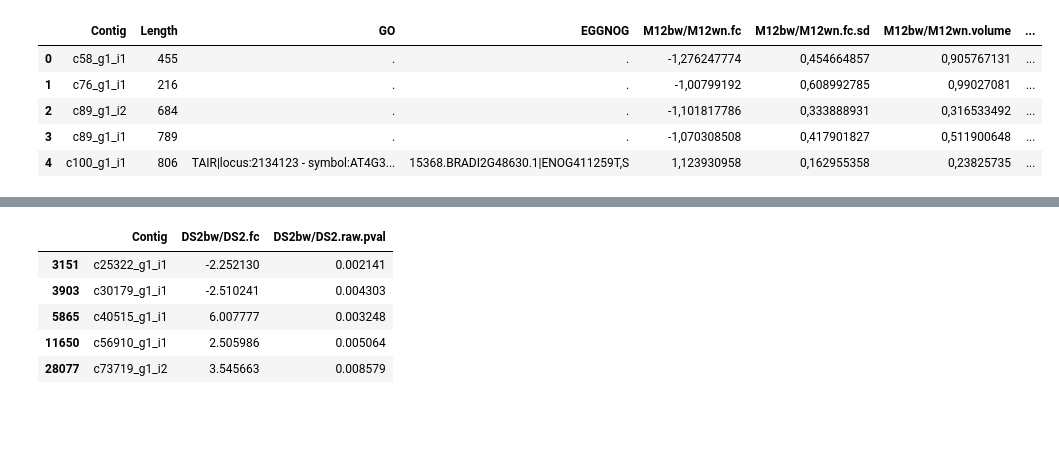
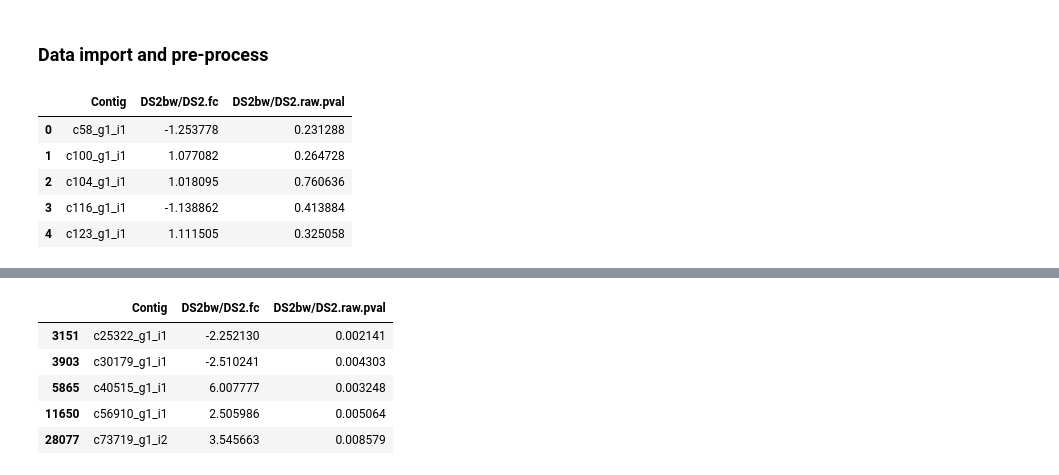
Before and after one commit to Janbinkowski96/transcriptome_analysis, a Jupyter notebook: Analiza DS2.ipynb, the cells around one changed output, grey strips where cells are left out. Drawn from its saved outputs; the diff is of its cells as text; code cells hidden in the pictures; blank space fills up the shorter version.

```diff
--- a/Analiza DS2.ipynb
+++ b/Analiza DS2.ipynb
@@ -4,6 +4,8 @@ import numpy as np
 import Bio
 import seaborn as sns
 import matplotlib.pyplot as plt
+# %% [markdown]
+### Data import and pre-process
 # %%
 trinity_DS2_raw = pd.read_csv("csv_data/MOJE_Trinity_DS2.csv", delimiter=";", header=1)
 trinity_M12_raw = pd.read_csv("csv_data/MOJE_Trinity_M12.csv", delimiter=";", header=1)
@@ -31,12 +34,12 @@ trinity_DS2_r = trinity_DS2_r[["DS2_1_FPKM", "DS2_2_FPKM", "DS2bw1_FPKM", "DS2bw
 ds2_data = pd.concat([ds2_raw["Contig"], ds2_data], axis=1)
 trinity_DS2_r = pd.concat([trinity_DS2_raw["Name"], trinity_DS2_r], axis=1)
 # %%
-m12_raw.head()
+ds2_data.head()
 # %% [output]
-|  | Contig | Length | GO | EGGNOG | M12bw/M12wn.fc | M12bw/M12wn.fc.sd | M12bw/M12wn.volume | ... |
-| 0 | c58_g1_i1 | 455 | . | . | -1,276247774 | 0,454664857 | 0,905767131 | ... |
-| 1 | c76_g1_i1 | 216 | . | . | -1,00799192 | 0,608992785 | 0,99027081 | ... |
-| 2 | c89_g1_i2 | 684 | . | . | -1,101817786 | 0,333888931 | 0,316533492 | ... |
-| 3 | c89_g1_i1 | 789 | . | . | -1,070308508 | 0,417901827 | 0,511900648 | ... |
-| 4 | c100_g1_i1 | 806 | TAIR|locus:2134123 - symbol:AT4G3... | 15368.BRADI2G48630.1|ENOG411259T,S | 1,123930958 | 0,162955358 | 0,23825735 | ... |
+|  | Contig | DS2bw/DS2.fc | DS2bw/DS2.raw.pval |
+| 0 | c58_g1_i1 | -1.253778 | 0.231288 |
+| 1 | c100_g1_i1 | 1.077082 | 0.264728 |
+| 2 | c104_g1_i1 | 1.018095 | 0.760636 |
+| 3 | c116_g1_i1 | -1.138862 | 0.413884 |
+| 4 | c123_g1_i1 | 1.111505 | 0.325058 |
 # %%
```
Also changed, not shown: parts of 44 cells of this notebook.
